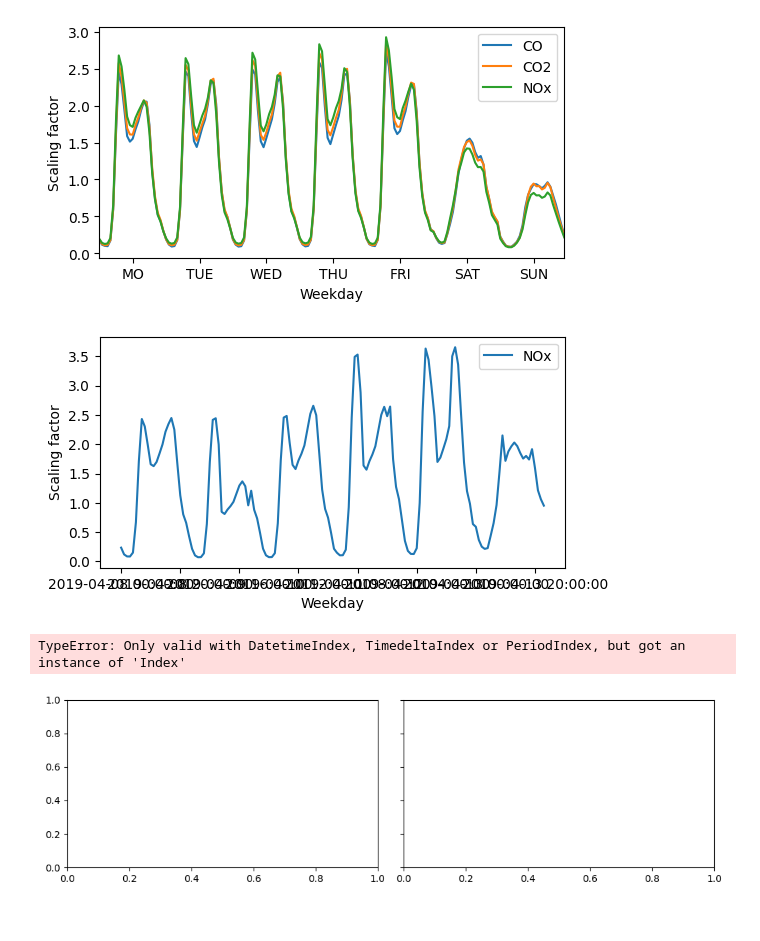
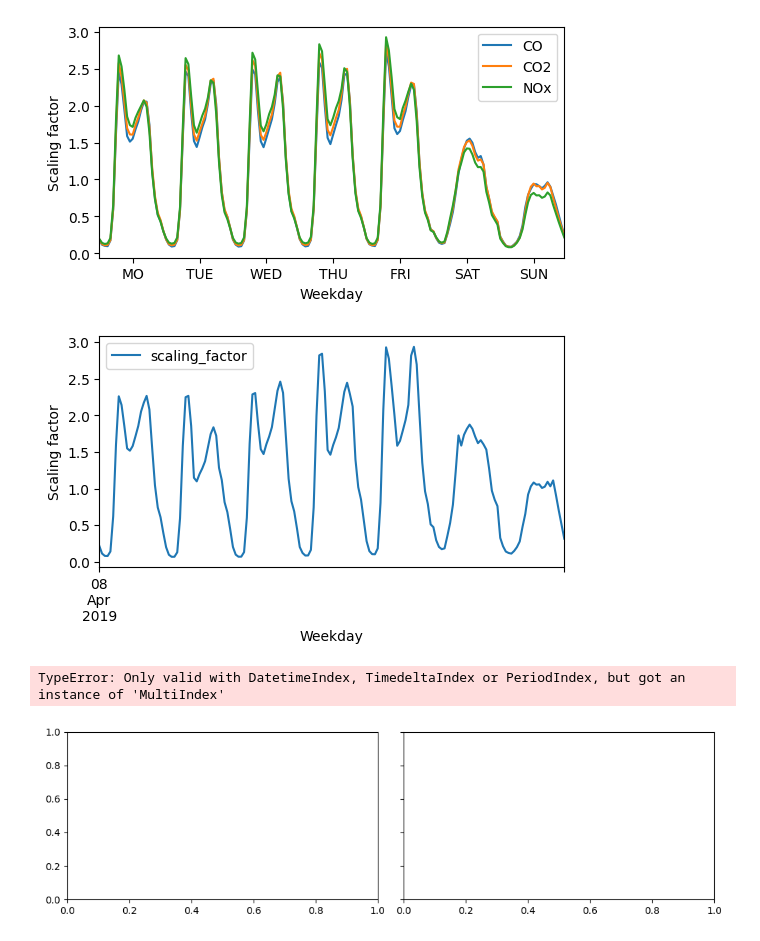
Before and after one commit to tum-esm/drive-inventory, a Jupyter notebook: notebooks/plotting and diagnostics/plot_inventory_timeprofiles.ipynb, the cells around one changed output. Saved outputs shown, nothing was run; the diff lists cells and outputs as text; code cells hidden in the pictures.

```diff
--- a/notebooks/plotting and diagnostics/plot_inventory_timeprofiles.ipynb
+++ b/notebooks/plotting and diagnostics/plot_inventory_timeprofiles.ipynb
@@ -28,12 +29,15 @@ folderpath = data_paths.INVENTORY_PATH + 'temporal_profiles/'
 profile_fname = f'GNFR_F_hot_timeprofile_{year}.csv'
 temp_profile = pd.read_csv(folderpath + profile_fname)
 temp_profile['timestamp'] = pd.to_datetime(temp_profile['timestamp'])
+temp_profile['scaling_factor'] = temp_profile['scaling_factor'].astype(float)
 temp_profile = temp_profile.set_index(['component', 'year', 'timestamp']).sort_index()
 
 
 cold_start_profile = f'GNFR_F_cold_timeprofile_{year}.csv'
 temp_cold_start = pd.read_csv(folderpath + cold_start_profile)
-temp_cold_start.set_index('timestamp', inplace=True)
+temp_cold_start['timestamp'] = pd.to_datetime(temp_cold_start['timestamp'])
+temp_cold_start['scaling_factor'] = temp_cold_start['scaling_factor'].astype(float)
+temp_cold_start = temp_cold_start.set_index(['component', 'year', 'timestamp']).sort_index()
 # %%
 fig, ax = plt.subplots(figsize=(6, 3))
 
@@ -63,44 +67,42 @@ plt.legend()
 # %%
 # now plot cold start emission timeprofiles
 
 fig, ax = plt.subplots(figsize=(6, 3))
 
 start_time = f'{year}-04-08'
 end_time = f'{year}-04-14'
 
-temp_cold_start[temp_cold_start['component']=='NOx']['scaling_factor']\
-    .loc[start_time : end_time].plot(ax = ax, label = 'NOx')
+temp_cold_start.loc['CO', year].loc[start_time : end_time].plot(ax = ax, label = 'NOx')
 #temp_cold_start['NOx'].loc[start_time : end_time].plot(ax = ax, label = 'NOx')
 #temp_cold_start['CO'].loc[start_time : end_time].plot(ax = ax, label = 'CO')
 
 
 #xticks = pd.date_range(start_time + ' 12:00', end_time + ' 12:00', freq='D')
 #ax.set_xticks(xticks)
 #ax.set_xticklabels(['MO', 'TUE', 'WED', 'THU', 'FRI', 'SAT', 'SUN'])
 # Set major formatter to display the day of the week (Monday to Sunday)
 plt.minorticks_off()
 plt.xticks()
 
 ax.set_xlabel('Weekday')
 ax.set_ylabel('Scaling factor')
 plt.legend()
 
 plt.show()
 # %% [output]
-[figure, old version]
+[figure, new version]
 # %%
 # make a combiend plot
 fig, ax = plt.subplots(1,2, figsize=(10, 3), sharey=True, tight_layout=True)
 
-start_time = '2022-01-01'
-end_time = '2022-12-31'
+start_time = '2019-01-01'
+end_time = '2019-12-31'
 
-
-temp_cold_start[temp_cold_start['component']=='CO2'].loc[start_time : end_time].resample('1d').mean().plot(ax = ax[1], label = 'CO2')
+temp_cold_start.loc[start_time : end_time].resample('1d').mean(numeric_only=True).plot(ax = ax[1], label = 'CO2')
 #temp_cold_start['NOx'].loc[start_time : end_time].plot(ax = ax[1], label = 'NOx')
 #temp_cold_start['CO'].loc[start_time : end_time].plot(ax = ax[1], label = 'CO')
 
-temp_profile.loc['NOx', '2022'].loc[start_time:end_time]\
+temp_profile.loc['NOx', '2019'].loc[start_time:end_time]\
     ['scaling_factor'].resample('1d').mean().plot(ax = ax[0], label = 'CO2')
 
 
@@ -124,5 +126,5 @@ ax[1].set_title('Cold Start Excess Emissions',font = 'Helvetica', fontsize = 12)
 #plt.legend()
 plt.show()
 # %% [output]
-TypeError: Only valid with DatetimeIndex, TimedeltaIndex or PeriodIndex, but got an instance of 'Index'
+TypeError: Only valid with DatetimeIndex, TimedeltaIndex or PeriodIndex, but got an instance of 'MultiIndex'
 [figure]
```
Also changed, not shown: parts of 7 cells of this notebook, 6 other files.
